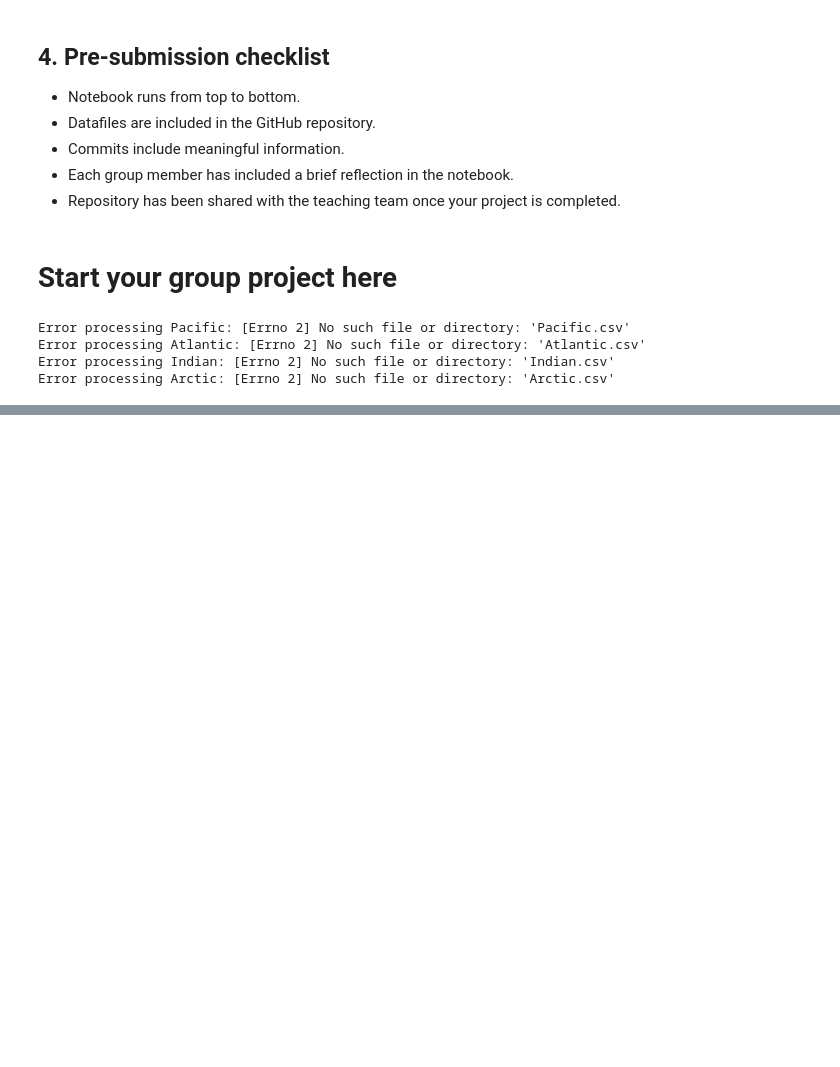
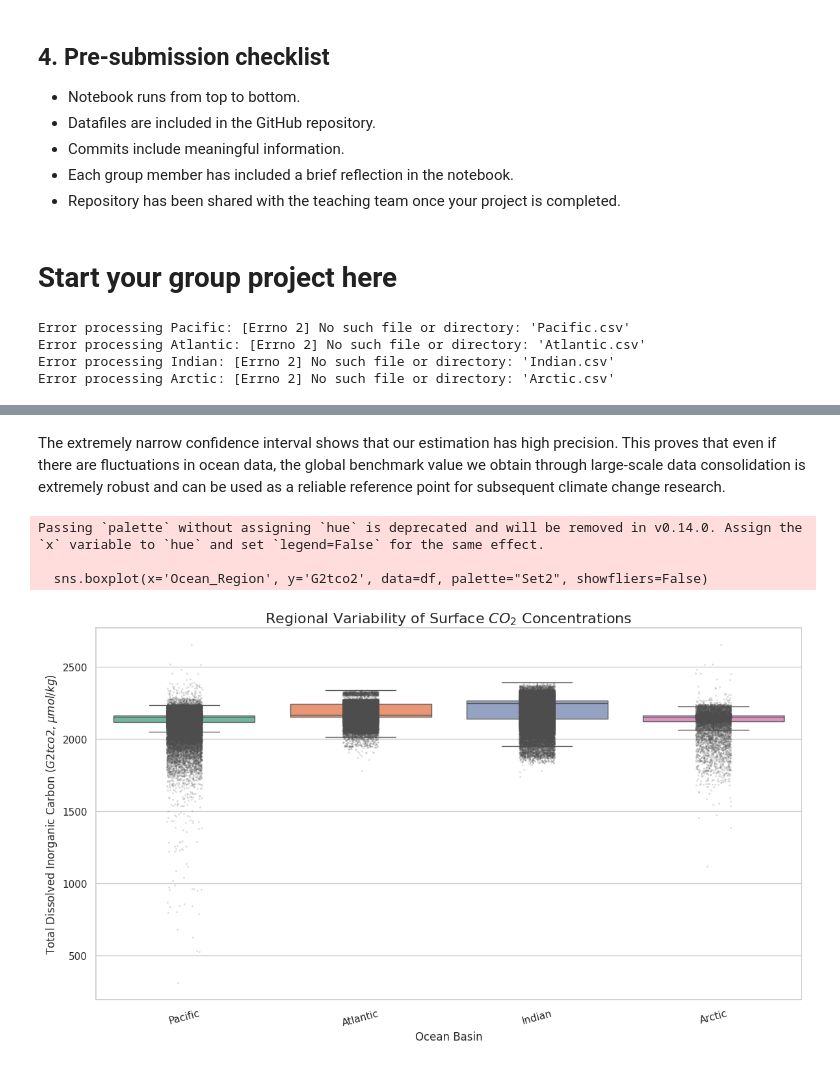
Before and after one commit to JBorean11/EMSC2010-GroupW5-PP, a Jupyter notebook: EMSC2010_PrecipitationPirates_W5.ipynb, the cells around one changed output, grey strips where cells are left out. Saved outputs shown, nothing was run; the diff lists cells and outputs as text; code cells hidden in the pictures; blank space fills up the shorter version.

```diff
--- a/EMSC2010_PrecipitationPirates_W5.ipynb
+++ b/EMSC2010_PrecipitationPirates_W5.ipynb
@@ -104,0 +144,31 @@ Mean estimate: 2171.321725736818
+# %% [markdown]
+The extremely narrow confidence interval shows that our estimation has high precision. This proves that even if there are fluctuations in ocean data, the global benchmark value we obtain through large-scale data consolidation is extremely robust and can be used as a reliable reference point for subsequent climate change research.
+# %%
+# ---------------------------------------------------------
+# Block 2: Regional Comparison via Boxplot
+# (Requires the 'df' or 'final_data' DataFrame)
+# ---------------------------------------------------------
+
+if 'df' in locals():
+    plt.figure(figsize=(12, 7))
+
+    # Create a boxplot to compare CO2 levels across regions
+    # showfliers=False hides outliers to focus on the interquartile range
+    sns.boxplot(x='Ocean_Region', y='G2tco2', data=df, palette="Set2", showfliers=False)
+
+    # Overlay a stripplot to show data density and distribution
+    sns.stripplot(x='Ocean_Region', y='G2tco2', data=df, color=".3", size=2, alpha=0.2)
+
+    plt.title('Regional Variability of Surface $CO_2$ Concentrations')
+    plt.xlabel('Ocean Basin')
+    plt.ylabel('Total Dissolved Inorganic Carbon ($G2tco2$, $\mu mol/kg$)')
+    plt.xticks(rotation=15)
+    plt.tight_layout()
+    plt.show()
+else:
+    print("DataFrame 'df' not found. Please ensure data was loaded correctly.")
+# %% [output]
+Passing `palette` without assigning `hue` is deprecated and will be removed in v0.14.0. Assign the `x` variable to `hue` and set `legend=False` for the same effect.
+
+  sns.boxplot(x='Ocean_Region', y='G2tco2', data=df, palette="Set2", showfliers=False)
+[figure, added]
```
Also changed, not shown: parts of 5 cells of this notebook.
